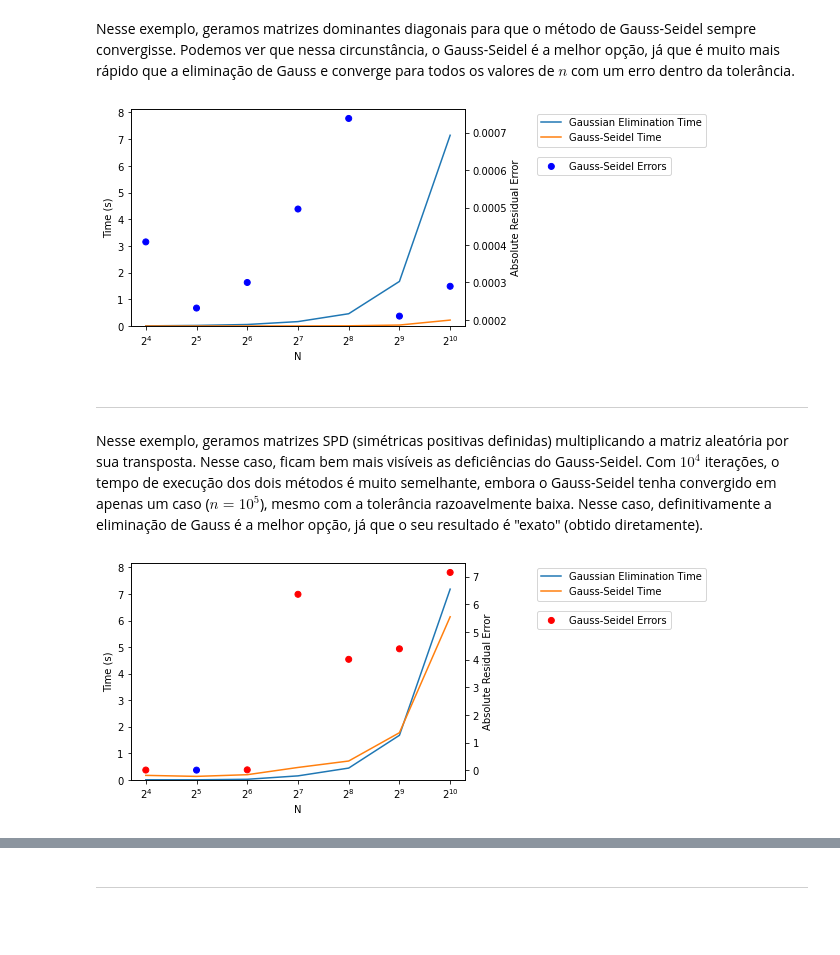
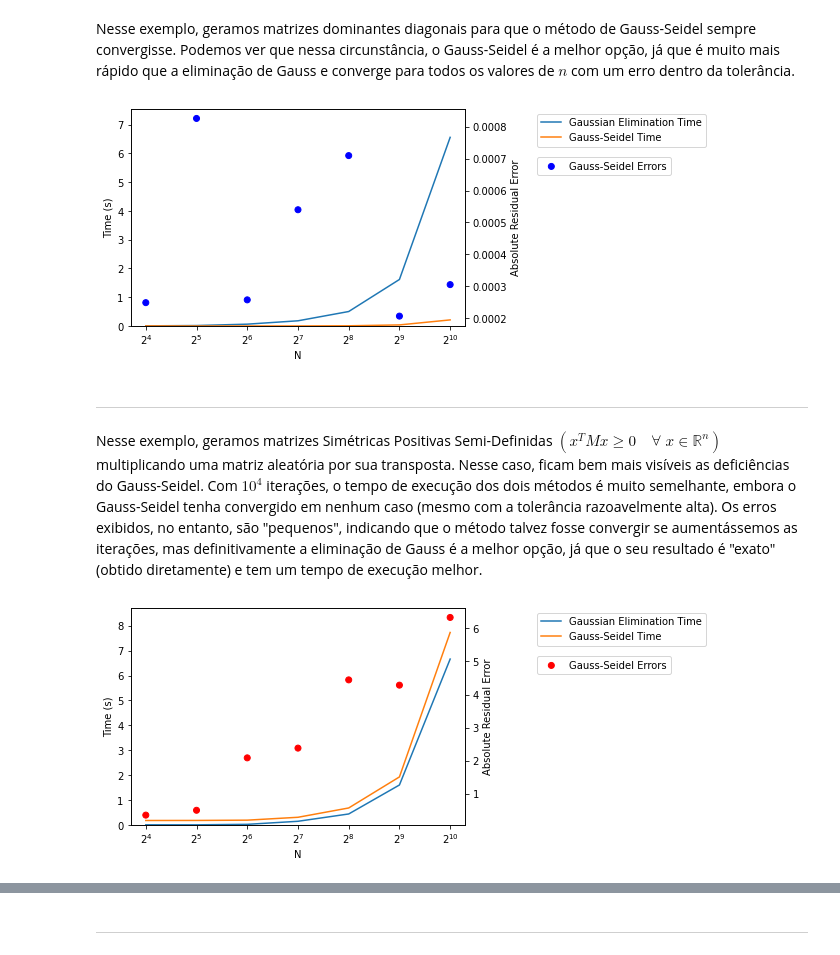
Before and after one commit to Vernalhav/numerical_analysis, a Jupyter notebook: numerico_aplicacoes.ipynb, the cells around one changed output, grey strips where cells are left out. Drawn from its saved outputs; the diff is of its cells as text; code cells hidden in the pictures; blank space fills up the shorter version.

```diff
--- a/numerico_aplicacoes.ipynb
+++ b/numerico_aplicacoes.ipynb
@@ -39,13 +39,16 @@ def get_matrix(n, matrix_type):
 
     matrix_type can be either
         'diag dominant' : Diagonally dominant (Gauss-Seidel always converges)
-        'SPD'           : Symetrically-Positive-Definite
+        'SPD'           : Symetrically Positive Definite
+        'Semi SPD'      : Symetrucally Positive Semi-Definite
         'random'        : Random elements
 
     '''
     A = np.random.rand(n, n)
 
-    if (matrix_type == 'SPD'): return np.dot(A, A.T)
+    if (matrix_type == 'Semi SPD'): return np.dot(A, A.T)
+
+    if (matrix_type == 'SPD'): return np.dot(np.tril(A), np.tril(A).T)
 
     if (matrix_type == 'random'): return A
 
@@ -54,8 +57,11 @@ def get_matrix(n, matrix_type):
             A[i, i] += np.sum(np.abs(A[i, :]))
         return A
 # %%
+INF = 2**32
+
 def absolute_error(v1, v2):
-    return np.linalg.norm(v1 - v2)
+    error = np.linalg.norm(v1 - v2)
+    return error if not np.isnan(error) else INF
 
 
 def gauss_seidel_convergence(A):
@@ -282,13 +288,13 @@ Nesse exemplo, geramos matrizes dominantes diagonais para que o método de Gauss
 # %%
 compare_methods(max_n=2**10, matrix_type='diag dominant')
 # %% [output]
-[figure, old version]
+[figure, new version]
 # %% [markdown]
 ---
 # %% [markdown]
-Nesse exemplo, geramos matrizes SPD (simétricas positivas definidas) multiplicando a matriz aleatória por sua transposta. Nesse caso, ficam bem mais visíveis as deficiências do Gauss-Seidel. Com $10^4$ iterações, o tempo de execução dos dois métodos é muito semelhante, embora o Gauss-Seidel tenha convergido em apenas um caso ($n=10^5$), mesmo com a tolerância razoavelmente baixa. Nesse caso, definitivamente a eliminação de Gauss é a melhor opção, já que o seu resultado é "exato" (obtido diretamente).
+Nesse exemplo, geramos matrizes Simétricas Positivas Semi-Definidas $(x^TMx \geq 0 \quad \forall\; x \in \mathbb{R}^n)$ multiplicando uma matriz aleatória por sua transposta. Nesse caso, ficam bem mais visíveis as deficiências do Gauss-Seidel. Com $10^4$ iterações, o tempo de execução dos dois métodos é muito semelhante, embora o Gauss-Seidel tenha convergido em nenhum caso (mesmo com a tolerância razoavelmente alta). Os erros exibidos, no entanto, são "pequenos", indicando que o método talvez fosse convergir se aumentássemos as iterações, mas definitivamente a eliminação de Gauss é a melhor opção, já que o seu resultado é "exato" (obtido diretamente) e tem um tempo de execução melhor.
 # %%
 # Red dots indicate that Gauss-Seidel has not converged fot that matrix size.
-compare_methods(max_n=2**10, matrix_type='SPD', max_iterations=1e4, tol=1e-3)
+compare_methods(max_n=2**10, matrix_type='Semi SPD', max_iterations=1e4, tol=1e-3)
 # %% [output]
-[figure, old version]
+[figure, new version]
```
Also changed, not shown: parts of 3 cells of this notebook.
